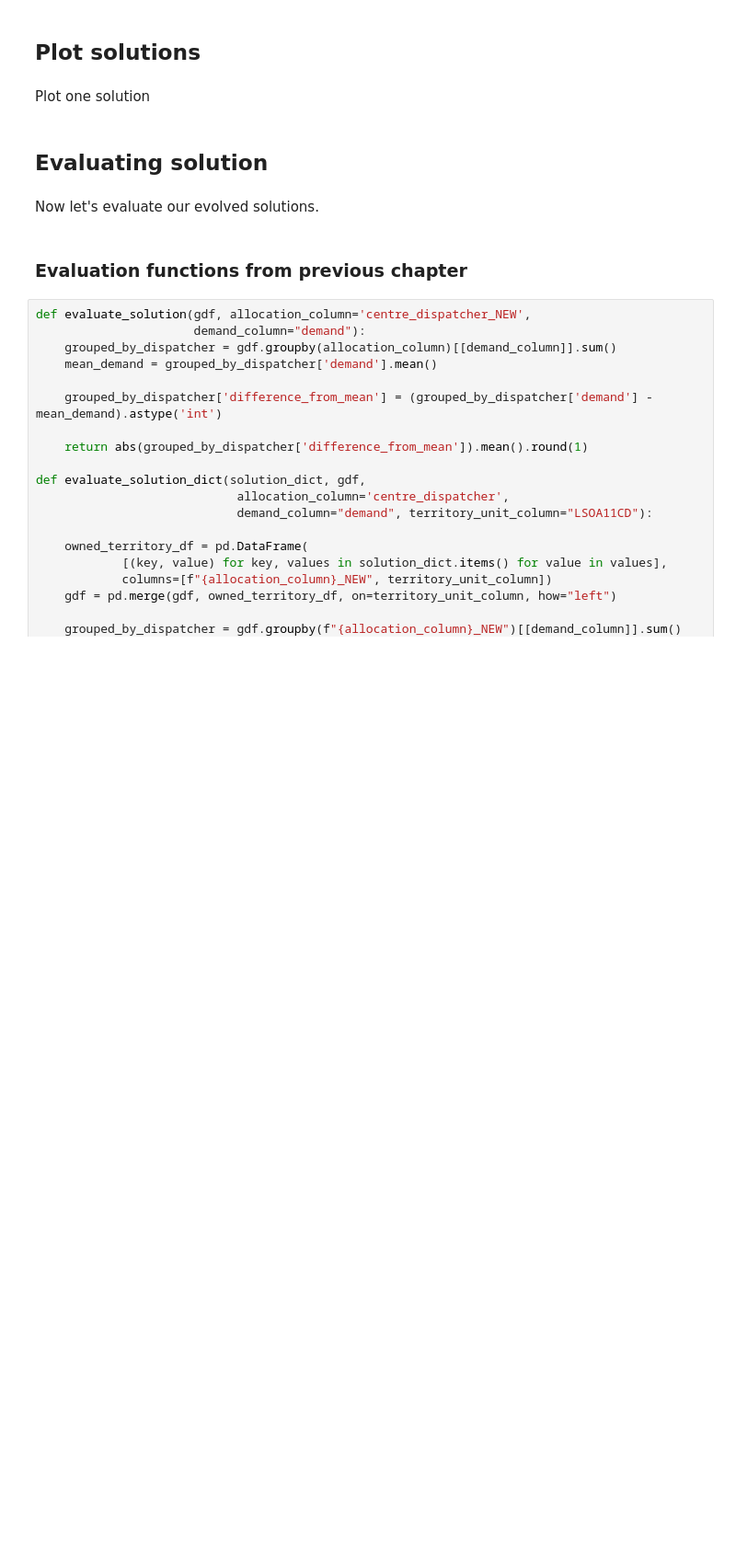
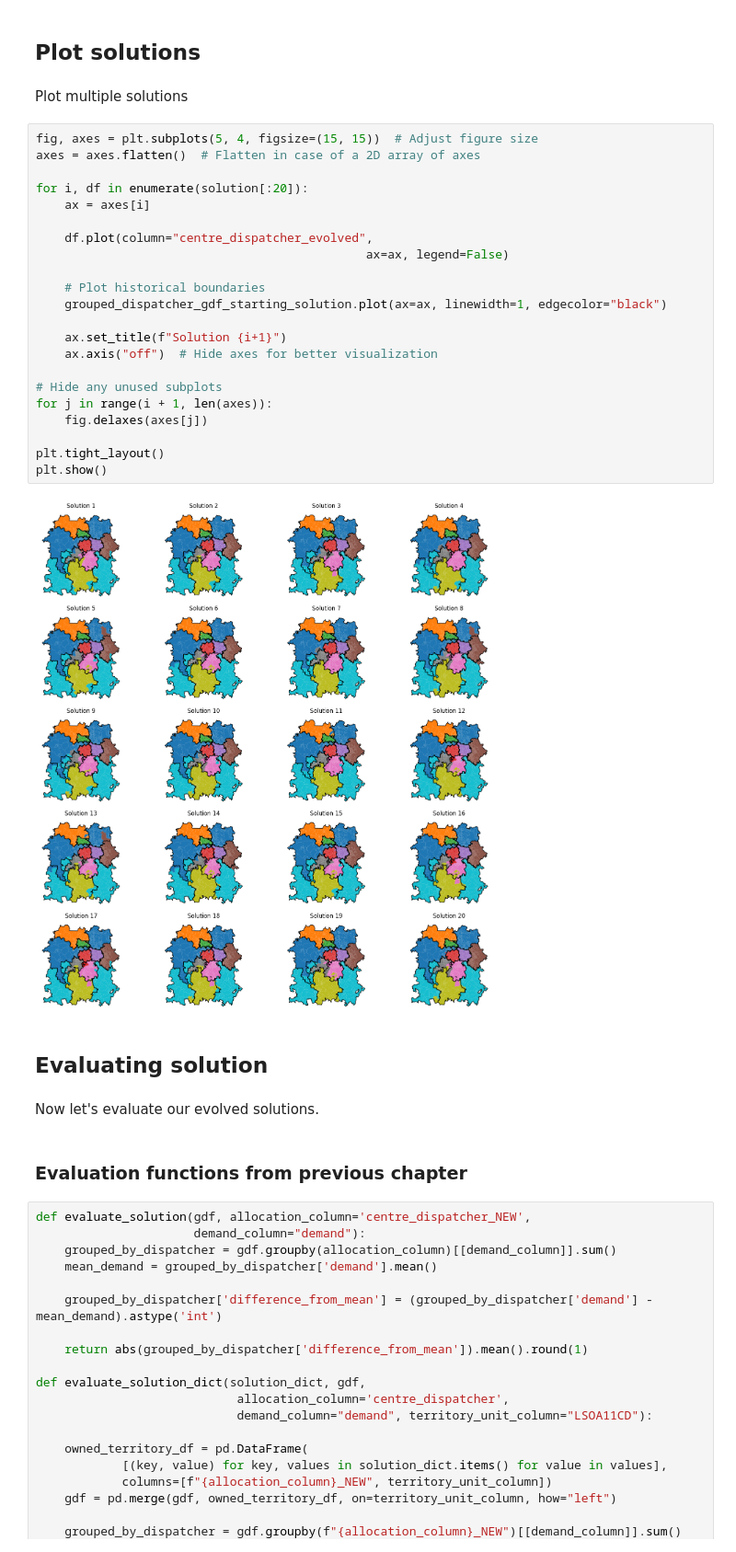
Before and after one commit to hsma-programme/hsma6_geographic_optimisation_and_visualisation_book, a Jupyter notebook: explore_refinement_algo_nb.ipynb, the cells around one changed output. Shown at 92% size. Cells and saved outputs as stored; diff of their text form; blank space fills up the shorter version.

```diff
--- a/explore_refinement_algo_nb.ipynb
+++ b/explore_refinement_algo_nb.ipynb
@@ -428,7 +601,31 @@ print(f"There are {len(remove_duplicate_dataframes(solution))} unique solutions
 # %% [markdown]
 ## Plot solutions
-# %% [markdown]
-Plot one solution
+# %% [markdown]
+Plot multiple solutions
+# %%
+fig, axes = plt.subplots(5, 4, figsize=(15, 15))  # Adjust figure size
+axes = axes.flatten()  # Flatten in case of a 2D array of axes
+
+for i, df in enumerate(solution[:20]):
+    ax = axes[i]
+
+    df.plot(column="centre_dispatcher_evolved",
+                                              ax=ax, legend=False)
+
+    # Plot historical boundaries
+    grouped_dispatcher_gdf_starting_solution.plot(ax=ax, linewidth=1, edgecolor="black")
+
+    ax.set_title(f"Solution {i+1}")
+    ax.axis("off")  # Hide axes for better visualization
+
+# Hide any unused subplots
+for j in range(i + 1, len(axes)):
+    fig.delaxes(axes[j])
+
+plt.tight_layout()
+plt.show()
+# %% [output]
+[figure, added]
 # %% [markdown]
 ## Evaluating solution
 # %% [markdown]
```
Also changed, not shown: parts of 6 cells of this notebook.
